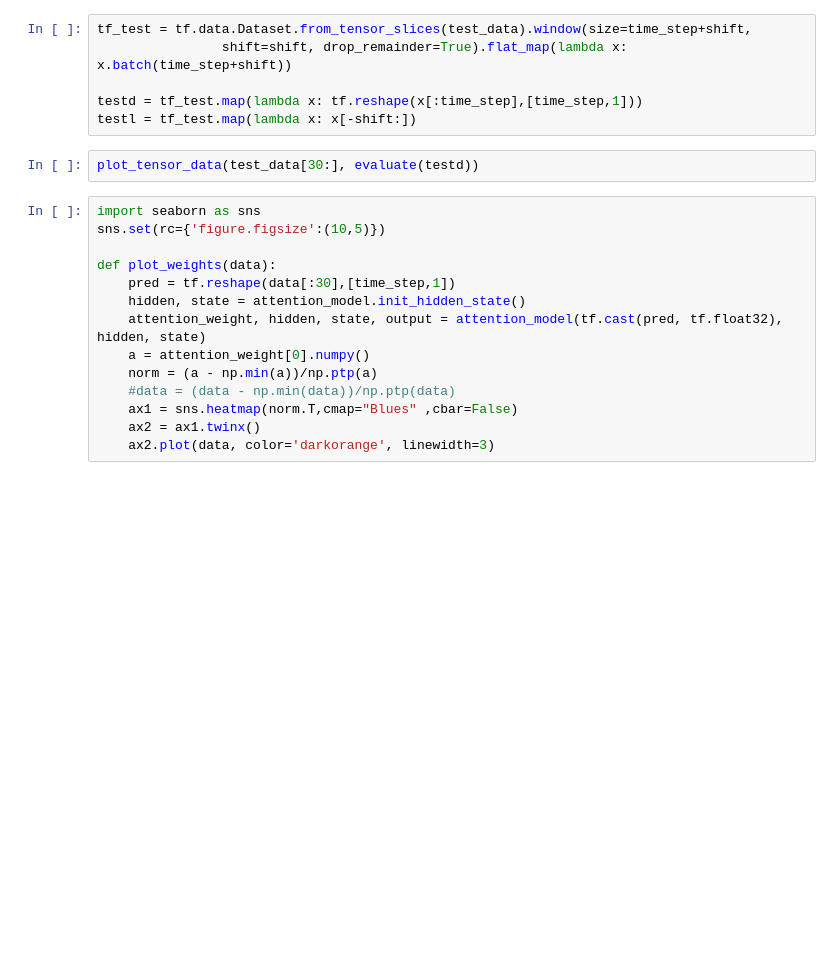
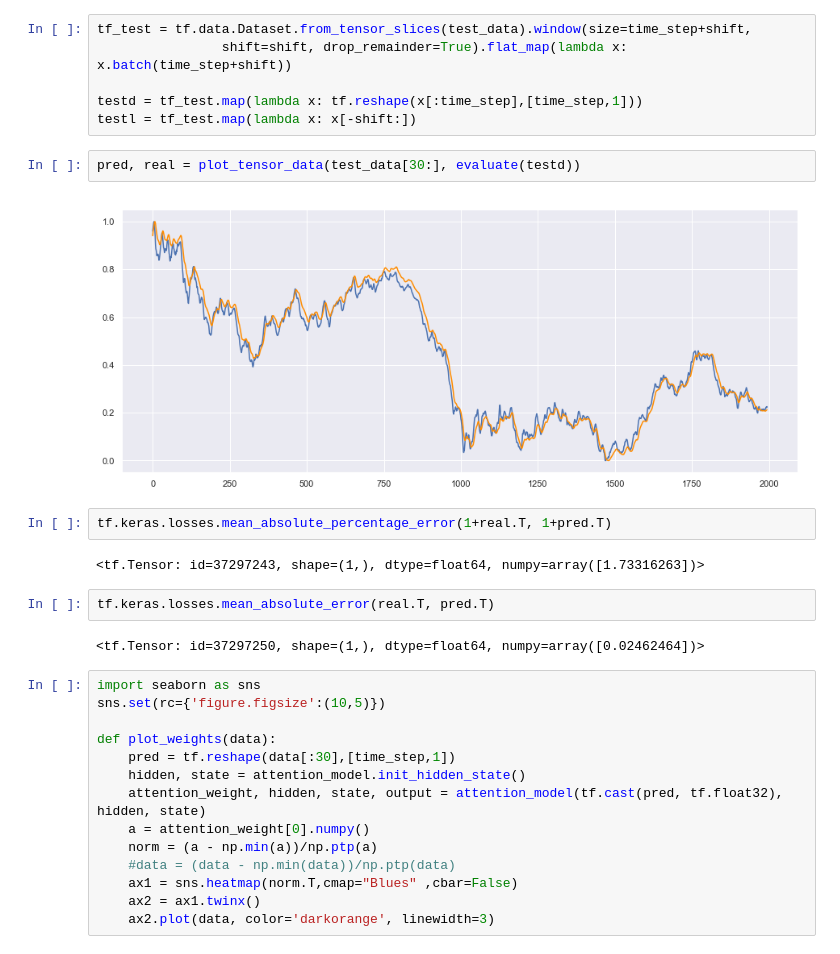
Before and after one commit to MCRen88/RNN-Models-for-Time-Series-Prediction, a Jupyter notebook: Notebook/Attention Network.ipynb, the cells around one changed output. Saved outputs shown, nothing was run; the diff lists cells and outputs as text; blank space fills up the shorter version.

```diff
--- a/Notebook/Attention Network.ipynb
+++ b/Notebook/Attention Network.ipynb
@@ -179,7 +180,17 @@ tf_test = tf.data.Dataset.from_tensor_slices(test_data).window(size=time_step+sh
 testd = tf_test.map(lambda x: tf.reshape(x[:time_step],[time_step,1]))
 testl = tf_test.map(lambda x: x[-shift:])
 # %%
-plot_tensor_data(test_data[30:], evaluate(testd))
+pred, real = plot_tensor_data(test_data[30:], evaluate(testd))
+# %% [output]
+[figure, added]
+# %%
+tf.keras.losses.mean_absolute_percentage_error(1+real.T, 1+pred.T)
+# %% [output]
+<tf.Tensor: id=37297243, shape=(1,), dtype=float64, numpy=array([1.73316263])>
+# %%
+tf.keras.losses.mean_absolute_error(real.T, pred.T)
+# %% [output]
+<tf.Tensor: id=37297250, shape=(1,), dtype=float64, numpy=array([0.02462464])>
 # %%
 import seaborn as sns
 sns.set(rc={'figure.figsize':(10,5)})
```
Also changed, not shown: parts of 14 cells of this notebook.
